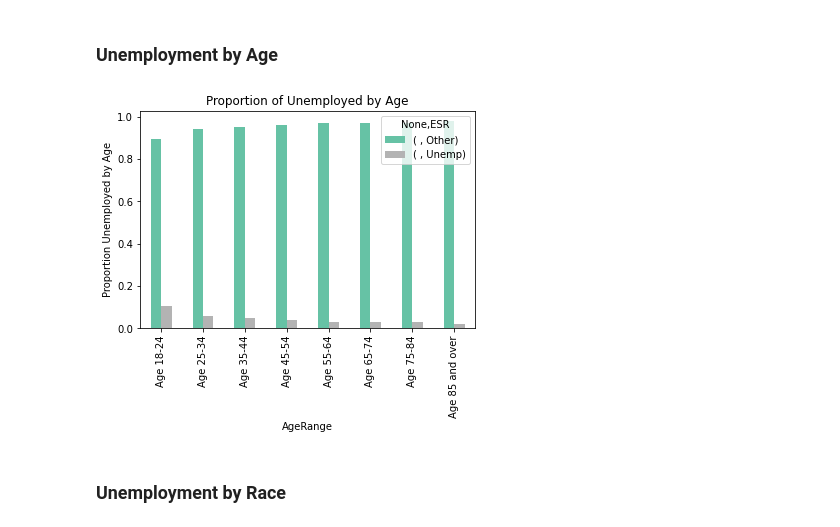
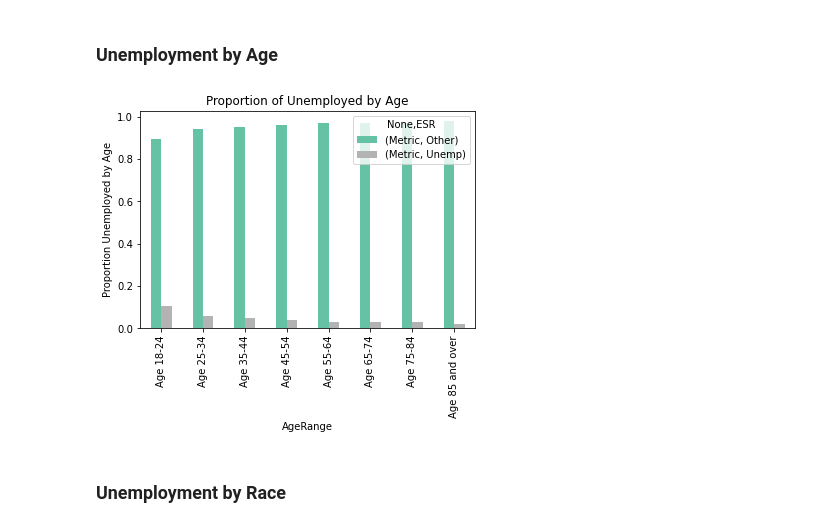
Before and after one commit to paradisal1/PUMS-EDA, a Jupyter notebook: Condensed_PUMS_Project.ipynb, the cells around one changed output. Saved outputs shown, nothing was run; the diff lists cells and outputs as text; code cells hidden in the pictures.

```diff
--- a/Condensed_PUMS_Project.ipynb
+++ b/Condensed_PUMS_Project.ipynb
@@ -337,7 +206,10 @@ Uprop.style.set_caption('Proportion of Unemployed by Age');
+# %%
+UApivoted,UAprops = group(Udata,'AgeRange','ESR')
+UAprops.style.set_caption('Proportion of Unemployed by Age');
 # %%
-Uprop.plot(kind='bar', ylabel='Proportion Unemployed by Age',
+UAprops.plot(kind='bar', ylabel='Proportion Unemployed by Age',
            title='Proportion of Unemployed by Age',rot=90,colormap='Set2');
 # %% [output]
-[figure, old version]
+[figure, new version]
 # %% [markdown]
 ### Unemployment by Race
```
Also changed, not shown: parts of 61 cells of this notebook, 1 other file.
